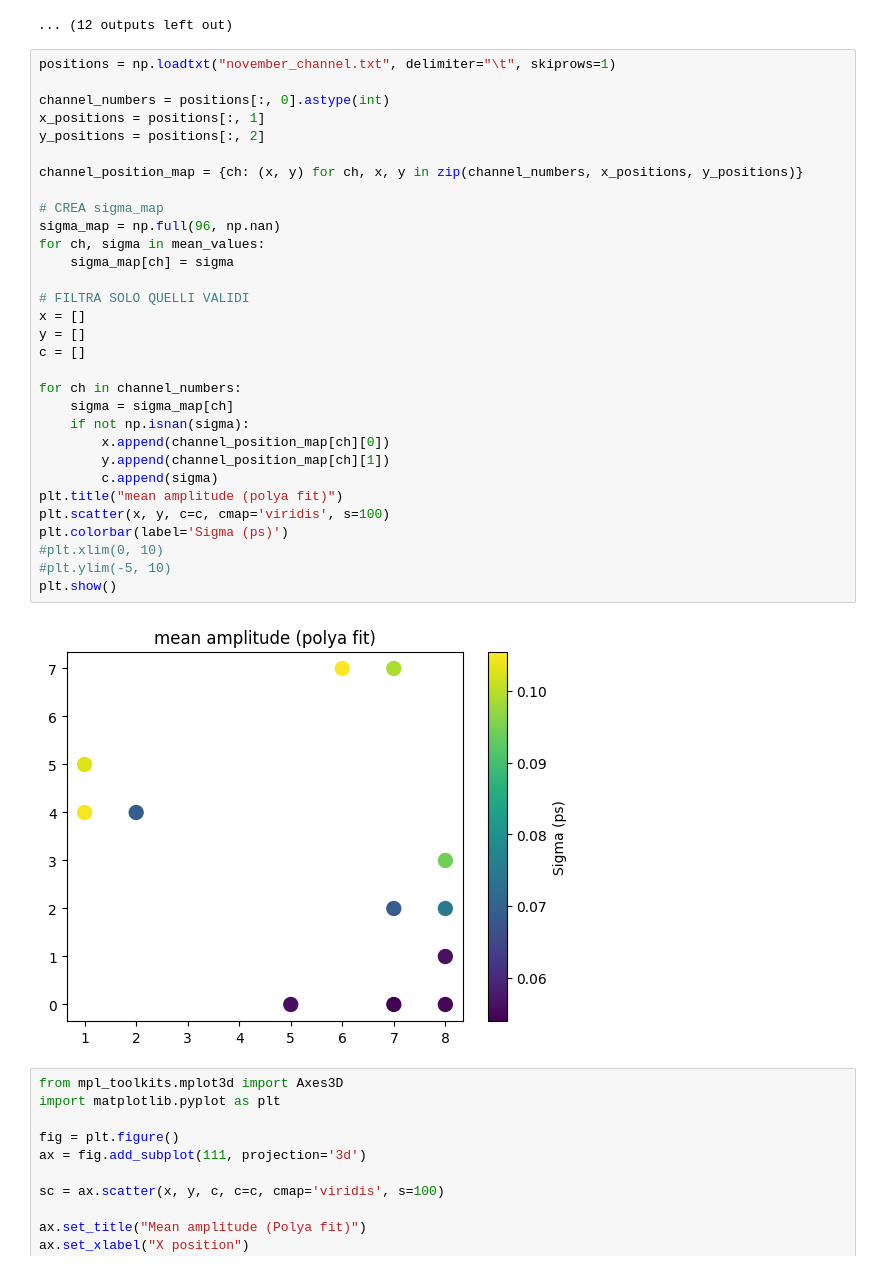
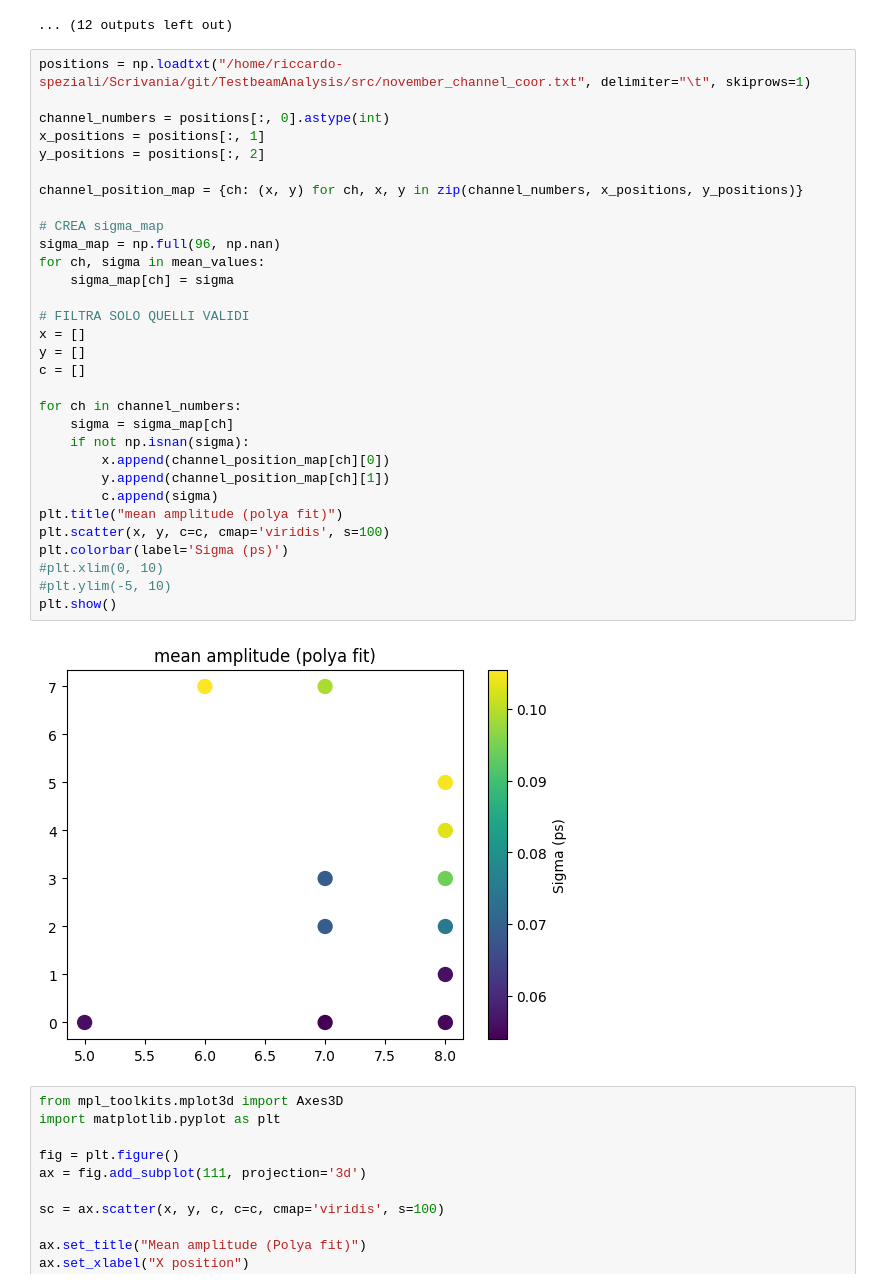
Before and after one commit to annascanu/TestbeamAnalysis, a Jupyter notebook: src/complete_analysis_PICOSEC_run227.ipynb, the cells around one changed output. Cells and saved outputs as stored; diff of their text form.

Commit message:
Test beam 2026 analysis

```diff
--- a/src/complete_analysis_PICOSEC_run227.ipynb
+++ b/src/complete_analysis_PICOSEC_run227.ipynb
@@ -707,38 +707,38 @@ theta  = 4.031
 -------------------------
 ... (12 outputs left out)
 # %%
-positions = np.loadtxt("november_channel.txt", delimiter="\t", skiprows=1)
+positions = np.loadtxt("/home/riccardo-speziali/Scrivania/git/TestbeamAnalysis/src/november_channel_coor.txt", delimiter="\t", skiprows=1)
 
 channel_numbers = positions[:, 0].astype(int)
 x_positions = positions[:, 1]
 y_positions = positions[:, 2]
 
 channel_position_map = {ch: (x, y) for ch, x, y in zip(channel_numbers, x_positions, y_positions)}
 
 # CREA sigma_map
 sigma_map = np.full(96, np.nan)
 for ch, sigma in mean_values:
     sigma_map[ch] = sigma
 
 # FILTRA SOLO QUELLI VALIDI
 x = []
 y = []
 c = []
 
 for ch in channel_numbers:
     sigma = sigma_map[ch]
     if not np.isnan(sigma):
         x.append(channel_position_map[ch][0])
         y.append(channel_position_map[ch][1])
         c.append(sigma)
 plt.title("mean amplitude (polya fit)")
 plt.scatter(x, y, c=c, cmap='viridis', s=100)
 plt.colorbar(label='Sigma (ps)')
 #plt.xlim(0, 10)
 #plt.ylim(-5, 10)
 plt.show()
 # %% [output]
-[figure, old version]
+[figure, new version]
 # %%
 from mpl_toolkits.mplot3d import Axes3D
 import matplotlib.pyplot as plt
```
Also changed, not shown: 24 other files.
